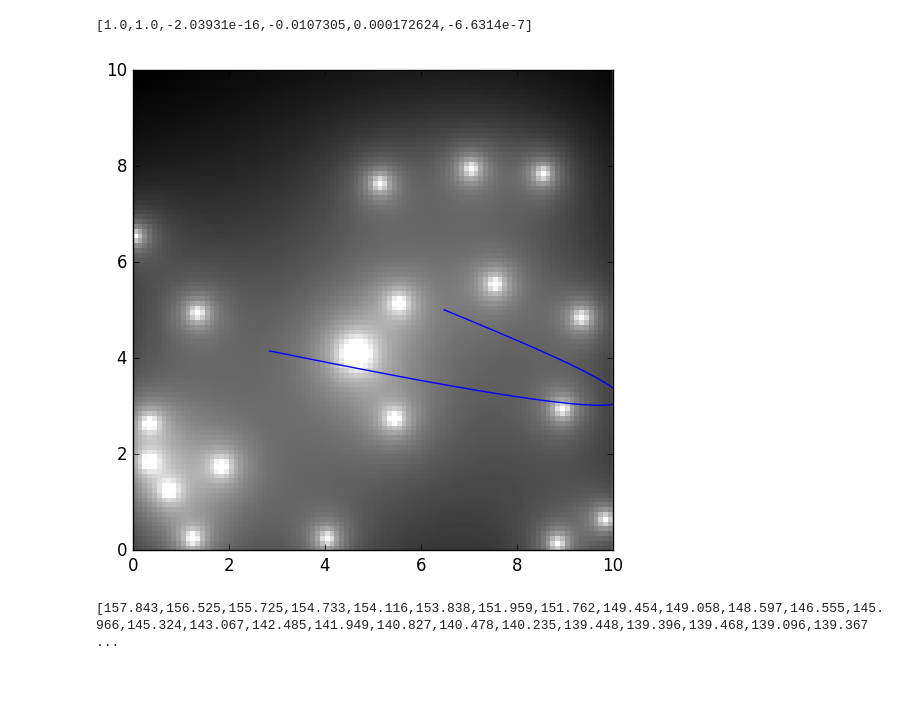
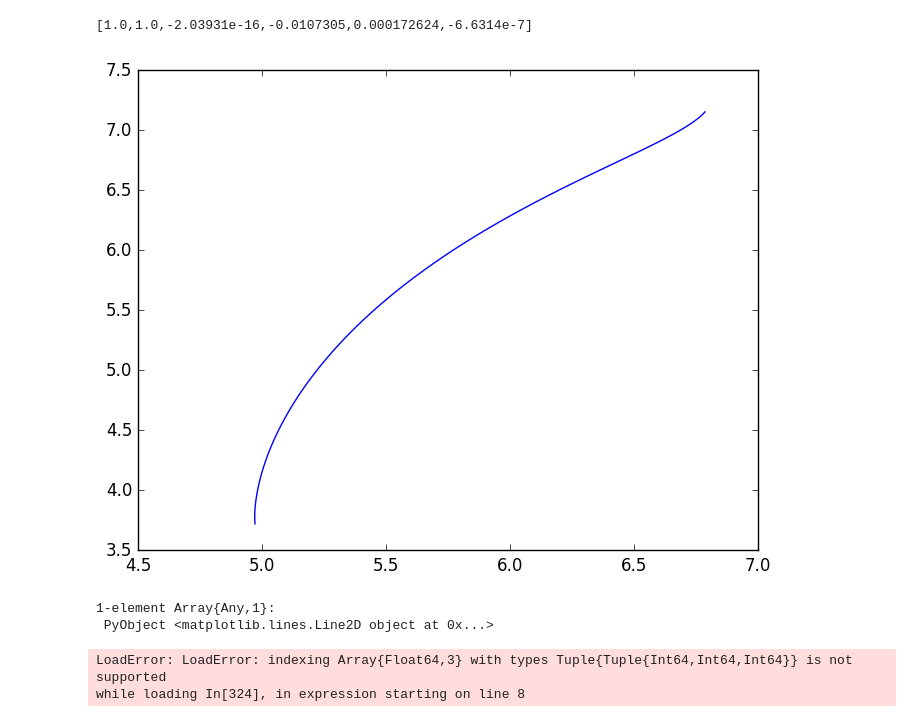
Before and after one commit to stefantj/polynomial-path-smoothing, a Jupyter notebook: LocalPolyPlanner.ipynb, the cells around one changed output. Drawn from its saved outputs; the diff is of its cells as text; code cells hidden in the pictures; blank space fills up the shorter version.

```diff
--- a/LocalPolyPlanner.ipynb
+++ b/LocalPolyPlanner.ipynb
@@ -814,9 +890,58 @@ println(x_coeffs)
 [1.0,1.0,-2.03931e-16,-0.0107305,0.000172624,-6.6314e-7]
 # %%
     plot(evaluate_poly(x_coeffs,0,plotTimes), evaluate_poly(y_coeffs,0,plotTimes));
-    imshow(temp_costmap,cmap="gray", interpolation="none",extent=[0,width,0,width])
+    #imshow(temp_costmap,cmap="gray", interpolation="none",extent=[0,width,0,width])
 
-println(costmap[cells])
+#println(costmap[cells])
 # %% [output]
-[figure, old version]
+[figure, new version]
-[157.843,156.525,155.725,154.733,154.116,153.838,151.959,151.762,149.454,149.058,148.597,146.555,145.966,145.324,143.067,142.485,141.949,140.827,140.478,140.235,139.448,139.396,139.468,139.096,139.367 ...
+1-element Array{Any,1}:
+ PyObject <matplotlib.lines.Line2D object at 0x...>
+# %%
+#2d Linear interpolation give a path, a step size, end time,and costmap grid
+#Initilize time to zero
+ctime = 0;
+N = round(Int64, ceil(get_grid_extent()/get_grid_resolution()));
+#first get the nearest cell
+nearCell = ind2sub((N,N,N),occupancy_get_id(evaluate_poly(x_coeffs, 0, 0),evaluate_poly(y_coeffs, 0, 0),evaluate_poly(z_coeffs, 0, 0)));
+#first find the current point in 2d
+x1 = evaluate_poly(x_coeffs, 0, 0);
+y1 = evaluate_poly(y_coeffs, 0, 0);
+#Find the indeces
+x1ind = round(Int64, x1/get_grid_resolution());
+x2ind = x1ind+1;
+y1ind = round(Int64, y1/get_grid_resolution());
+y2ind = y1ind+1;
+#Then find the actual x values of the grids on the cost map
+x1 = x1ind * get_grid_resolution();
+y1 = y2ind * get_grid_resolution();
+x2 = x2ind * get_grid_resolution();
+y2 = y2ind * get_grid_resolution();
+#calculate interpolated cost function about that cell order if f_ij = f(x_i, y_j)
+f_11 = costmap[nearCell];
+f_12 = costmap[nearCell+[0;1;0]];
+f_21 = costmap[nearCell+[1;0;0]];
+f_22 = costmap[nearCell+[1;1;0]];
+f = [f_11;f_12;f_21;f_22];
+#Create the solving matrix
+B = [1 nearCell[1] nearCell[2] nearCell[1]*nearCell[2];
+    1 nearCell[1] nearCell[2]+1 nearCell[1]*(nearCell[2]+1);
+    1 nearCell[1]+1 nearCell[2] (nearCell[1]+1)*nearCell[2];
+    1 nearCell[1]+1 nearCell[2]+1 (nearCell[1]+1)*(nearCell[2]+1)];
+#calculate cost at that point
+#sum
+#step along the path
+#while path is not at its end
+#check if nearest cell is the same
+#if so use old cost function
+#If not create new cost function
+#Calculate the cost at the point
+#sum
+#step along path
+#end while
+#get the cost of the last point
+#sum
+#return total cost
+# %% [output]
+LoadError: LoadError: indexing Array{Float64,3} with types Tuple{Tuple{Int64,Int64,Int64}} is not supported
+while loading In[324], in expression starting on line 8
```
Also changed, not shown: parts of 3 cells of this notebook, 1 other file.
